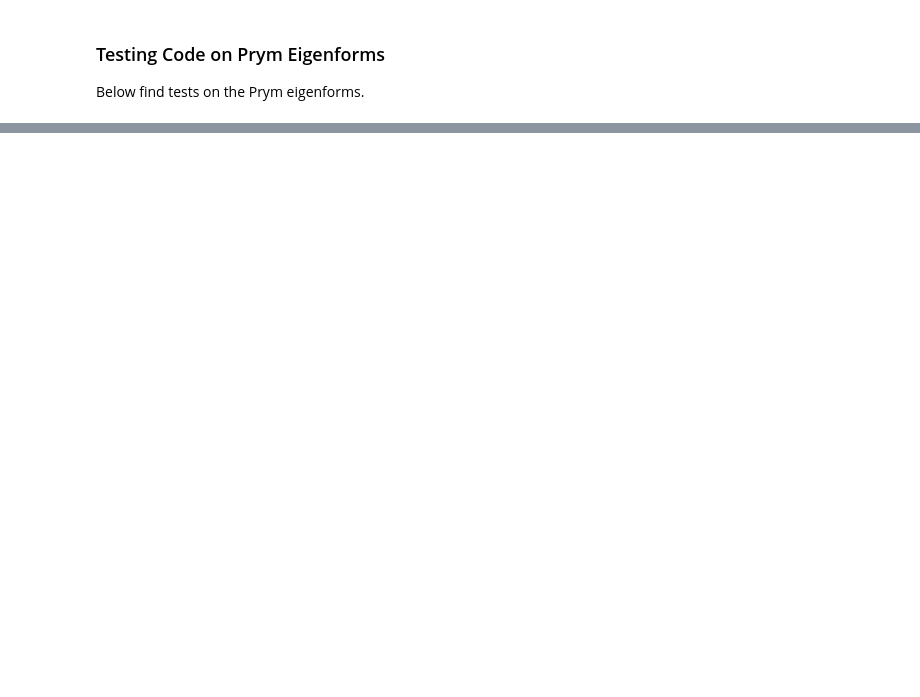
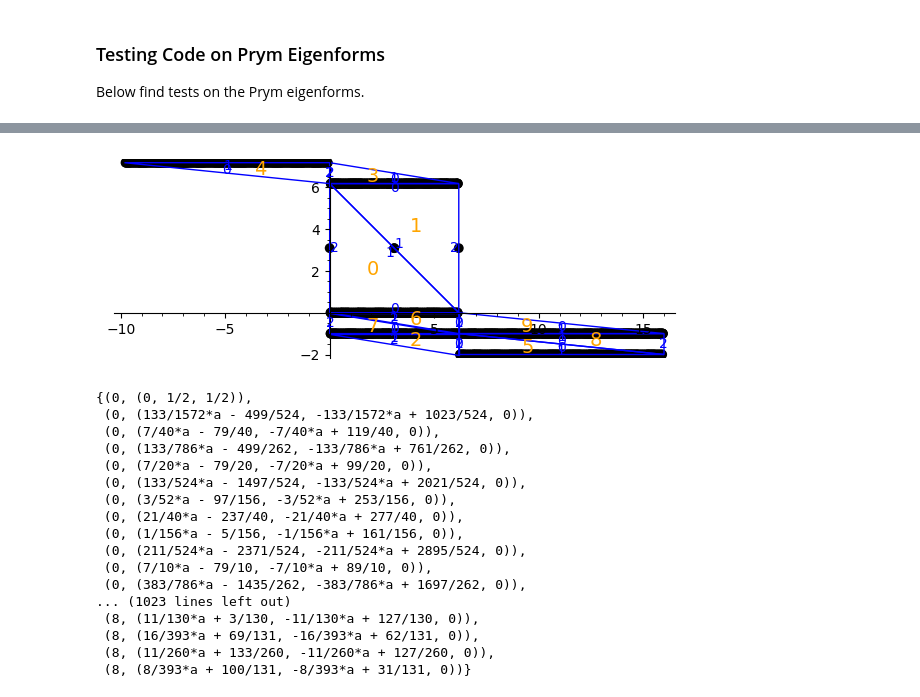
Before and after one commit to sfreedman67/samsurf, a Jupyter notebook: bowman/testing prym eigenforms.ipynb, the cells around one changed output, grey strips where cells are left out. Cells and saved outputs as stored; diff of their text form; code cells hidden in the pictures; blank space fills up the shorter version.

```diff
--- a/bowman/testing prym eigenforms.ipynb
+++ b/bowman/testing prym eigenforms.ipynb
@@ -56,0 +123,3 @@ The preserved points are  {(4, (0, 1/2, 1/2)), (0, (0, 1/2, 1/2)), (5, (1/2, 1/2
+# %%
+vert_sheer = veech_gens[26]
+horiz_sheer = veech_gens[13]
@@ -56,0 +130,23 @@ The preserved points are  {(4, (0, 1/2, 1/2)), (0, (0, 1/2, 1/2)), (5, (1/2, 1/2
+# %%
+preserved_pts = points_preserved(prym, horiz_sheer, candidate_points)
+mark_points(prym, preserved_pts).plot().show()
+preserved_pts
+# %% [output]
+[figure, added]
+{(0, (0, 1/2, 1/2)),
+ (0, (133/1572*a - 499/524, -133/1572*a + 1023/524, 0)),
+ (0, (7/40*a - 79/40, -7/40*a + 119/40, 0)),
+ (0, (133/786*a - 499/262, -133/786*a + 761/262, 0)),
+ (0, (7/20*a - 79/20, -7/20*a + 99/20, 0)),
+ (0, (133/524*a - 1497/524, -133/524*a + 2021/524, 0)),
+ (0, (3/52*a - 97/156, -3/52*a + 253/156, 0)),
+ (0, (21/40*a - 237/40, -21/40*a + 277/40, 0)),
+ (0, (1/156*a - 5/156, -1/156*a + 161/156, 0)),
+ (0, (211/524*a - 2371/524, -211/524*a + 2895/524, 0)),
+ (0, (7/10*a - 79/10, -7/10*a + 89/10, 0)),
+ (0, (383/786*a - 1435/262, -383/786*a + 1697/262, 0)),
+... (1023 lines left out)
+ (8, (11/130*a + 3/130, -11/130*a + 127/130, 0)),
+ (8, (16/393*a + 69/131, -16/393*a + 62/131, 0)),
+ (8, (11/260*a + 133/260, -11/260*a + 127/260, 0)),
+ (8, (8/393*a + 100/131, -8/393*a + 31/131, 0))}
```
Also changed, not shown: parts of 14 cells of this notebook, 2 other files.
